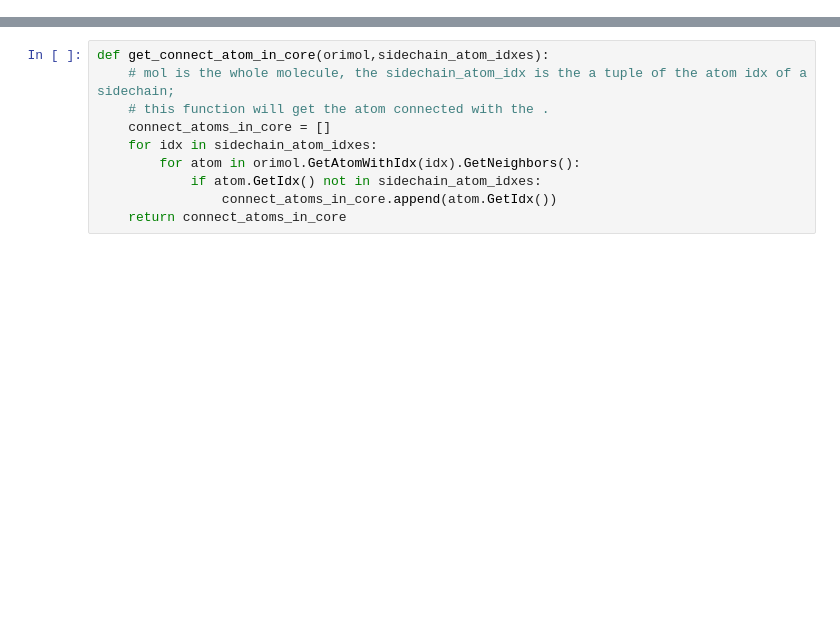
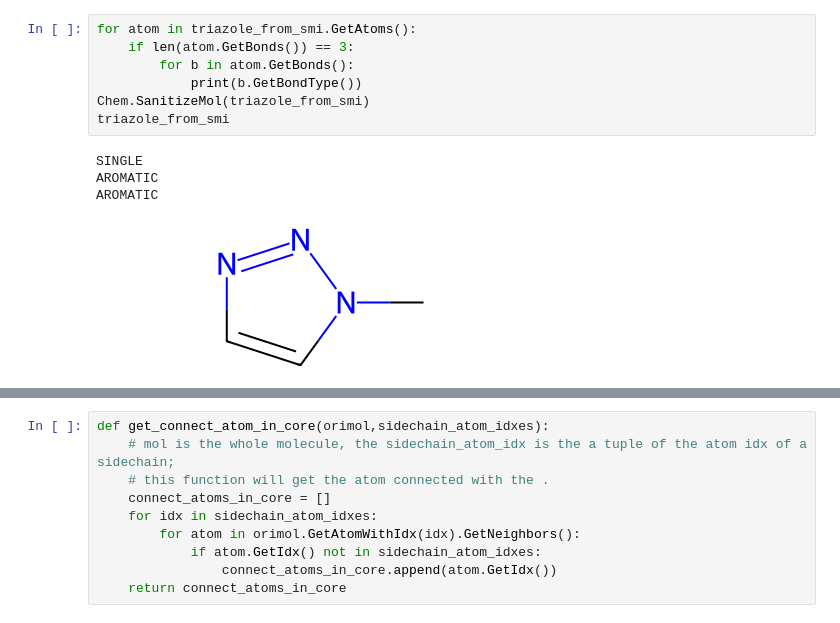
Before and after one commit to jgxs/bridge_ring_dataset, a Jupyter notebook: Bridged_ring/PDB_rings/PHE2BCH_pairs/scripts/phe2bch.ipynb, the cells around one changed output, grey strips where cells are left out. Drawn from its saved outputs; the diff is of its cells as text; blank space fills up the shorter version.

```diff
--- a/Bridged_ring/PDB_rings/PHE2BCH_pairs/scripts/phe2bch.ipynb
+++ b/Bridged_ring/PDB_rings/PHE2BCH_pairs/scripts/phe2bch.ipynb
@@ -124,0 +191,12 @@ ligwithH
+# %%
+for atom in triazole_from_smi.GetAtoms():
+    if len(atom.GetBonds()) == 3:
+        for b in atom.GetBonds():
+            print(b.GetBondType())
+Chem.SanitizeMol(triazole_from_smi)
+triazole_from_smi
+# %% [output]
+SINGLE
+AROMATIC
+AROMATIC
+[figure, added]
```
Also changed, not shown: parts of 11 cells of this notebook, 5 other files.
